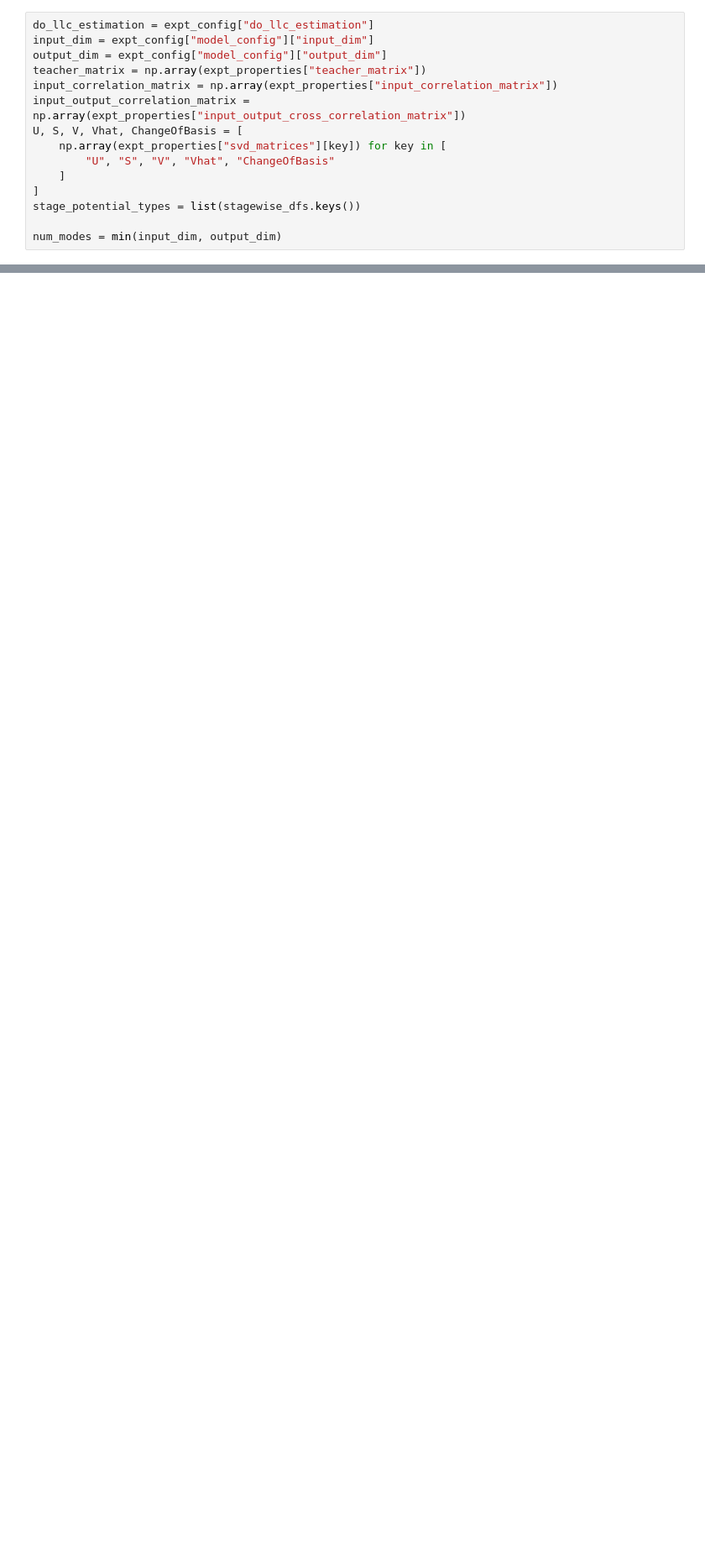
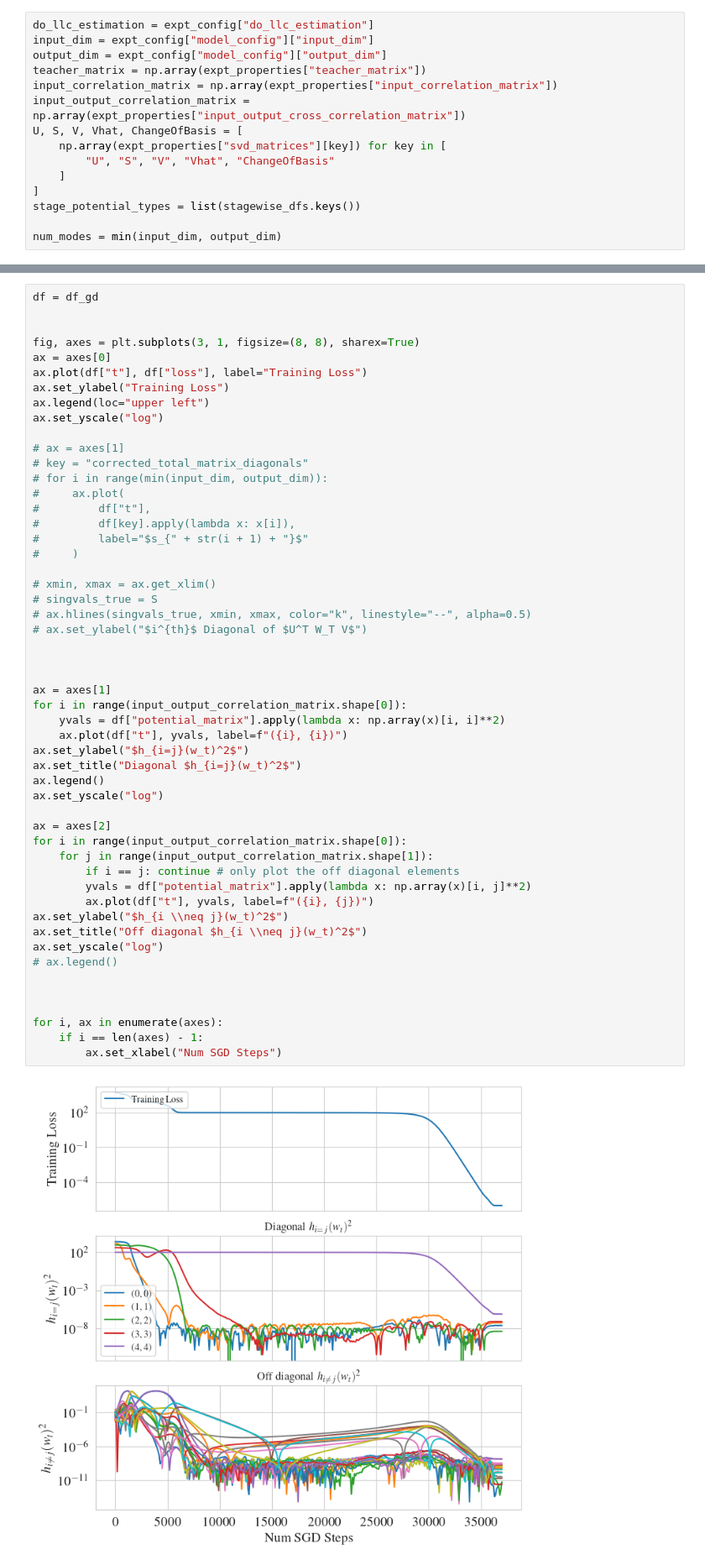
Before and after one commit to edmundlth/neural_network_stagewise_learning, a Jupyter notebook: plot_dln_stagewise_learning.ipynb, the cells around one changed output, grey strips where cells are left out. Shown at 84% size. Drawn from its saved outputs; the diff is of its cells as text; blank space fills up the shorter version.

```diff
--- a/plot_dln_stagewise_learning.ipynb
+++ b/plot_dln_stagewise_learning.ipynb
@@ -309,0 +316,54 @@ for col in cols:
+# %%
+df = df_gd
+
+
+fig, axes = plt.subplots(3, 1, figsize=(8, 8), sharex=True)
+ax = axes[0]
+ax.plot(df["t"], df["loss"], label="Training Loss")
+ax.set_ylabel("Training Loss")
+ax.legend(loc="upper left")
+ax.set_yscale("log")
+
+# ax = axes[1]
+# key = "corrected_total_matrix_diagonals"
+# for i in range(min(input_dim, output_dim)):
+#     ax.plot(
+#         df["t"],
+#         df[key].apply(lambda x: x[i]),
+#         label="$s_{" + str(i + 1) + "}$"
+#     )
+
+# xmin, xmax = ax.get_xlim()
+# singvals_true = S
+# ax.hlines(singvals_true, xmin, xmax, color="k", linestyle="--", alpha=0.5)
+# ax.set_ylabel("$i^{th}$ Diagonal of $U^T W_T V$")
+
+
+
+ax = axes[1]
+for i in range(input_output_correlation_matrix.shape[0]):
+    yvals = df["potential_matrix"].apply(lambda x: np.array(x)[i, i]**2)
+    ax.plot(df["t"], yvals, label=f"({i}, {i})")
+ax.set_ylabel("$h_{i=j}(w_t)^2$")
+ax.set_title("Diagonal $h_{i=j}(w_t)^2$")
+ax.legend()
+ax.set_yscale("log")
+
+ax = axes[2]
+for i in range(input_output_correlation_matrix.shape[0]):
+    for j in range(input_output_correlation_matrix.shape[1]):
+        if i == j: continue # only plot the off diagonal elements
+        yvals = df["potential_matrix"].apply(lambda x: np.array(x)[i, j]**2)
+        ax.plot(df["t"], yvals, label=f"({i}, {j})")
+ax.set_ylabel("$h_{i \\neq j}(w_t)^2$")
+ax.set_title("Off diagonal $h_{i \\neq j}(w_t)^2$")
+ax.set_yscale("log")
+# ax.legend()
+
+
+
+for i, ax in enumerate(axes):
+    if i == len(axes) - 1:
+        ax.set_xlabel("Num SGD Steps")
+# %% [output]
+[figure, added]
```
Also changed, not shown: parts of 7 cells of this notebook, 4 other files.
